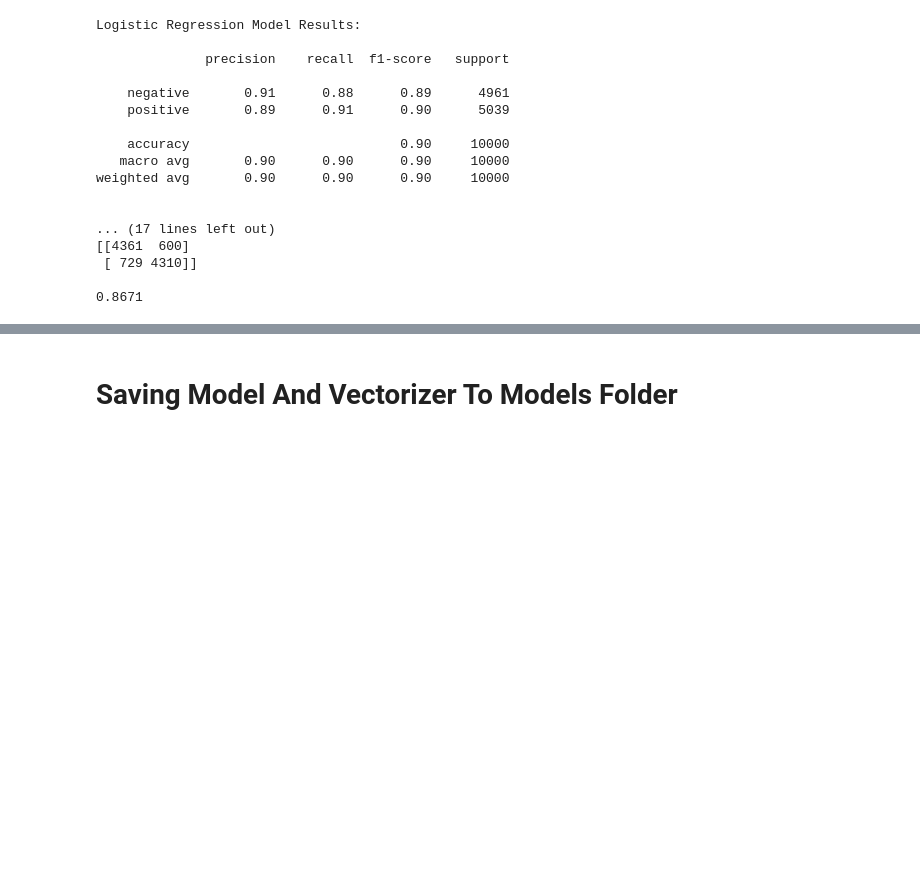
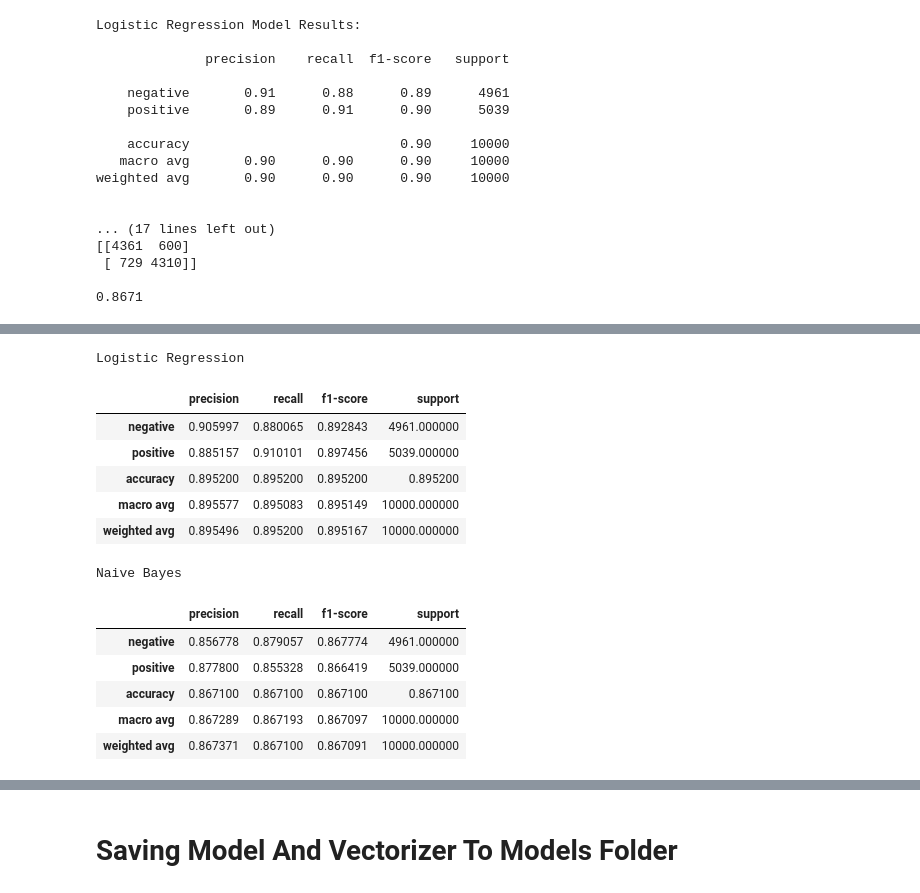
Before and after one commit to mericengin/imdb-reviews-sentiment, a Jupyter notebook: notebooks/imdb_sentiment.ipynb, the cells around one changed output, grey strips where cells are left out. Cells and saved outputs as stored; diff of their text form; code cells hidden in the pictures; blank space fills up the shorter version.

```diff
--- a/notebooks/imdb_sentiment.ipynb
+++ b/notebooks/imdb_sentiment.ipynb
@@ -196,0 +218,24 @@ weighted avg       0.90      0.90      0.90     10000
+# %%
+def display_classification_report(y_true, y_pred, title="Classification Report"):
+    report = classification_report(y_true, y_pred, output_dict=True)
+    df = pd.DataFrame(report).transpose()
+    print(title)
+    display(df.style.background_gradient(cmap='Blues'))
+
+display_classification_report(y_test, log_reg_predictions, "Logistic Regression")
+display_classification_report(y_test, naive_bayes_predictions, "Naive Bayes")
+# %% [output]
+Logistic Regression
+|  | precision | recall | f1-score | support |
+| negative | 0.905997 | 0.880065 | 0.892843 | 4961.000000 |
+| positive | 0.885157 | 0.910101 | 0.897456 | 5039.000000 |
+| accuracy | 0.895200 | 0.895200 | 0.895200 | 0.895200 |
+| macro avg | 0.895577 | 0.895083 | 0.895149 | 10000.000000 |
+| weighted avg | 0.895496 | 0.895200 | 0.895167 | 10000.000000 |
+Naive Bayes
+|  | precision | recall | f1-score | support |
+| negative | 0.856778 | 0.879057 | 0.867774 | 4961.000000 |
+| positive | 0.877800 | 0.855328 | 0.866419 | 5039.000000 |
+| accuracy | 0.867100 | 0.867100 | 0.867100 | 0.867100 |
+| macro avg | 0.867289 | 0.867193 | 0.867097 | 10000.000000 |
+| weighted avg | 0.867371 | 0.867100 | 0.867091 | 10000.000000 |
```
Also changed, not shown: parts of 5 cells of this notebook, 4 other files.
